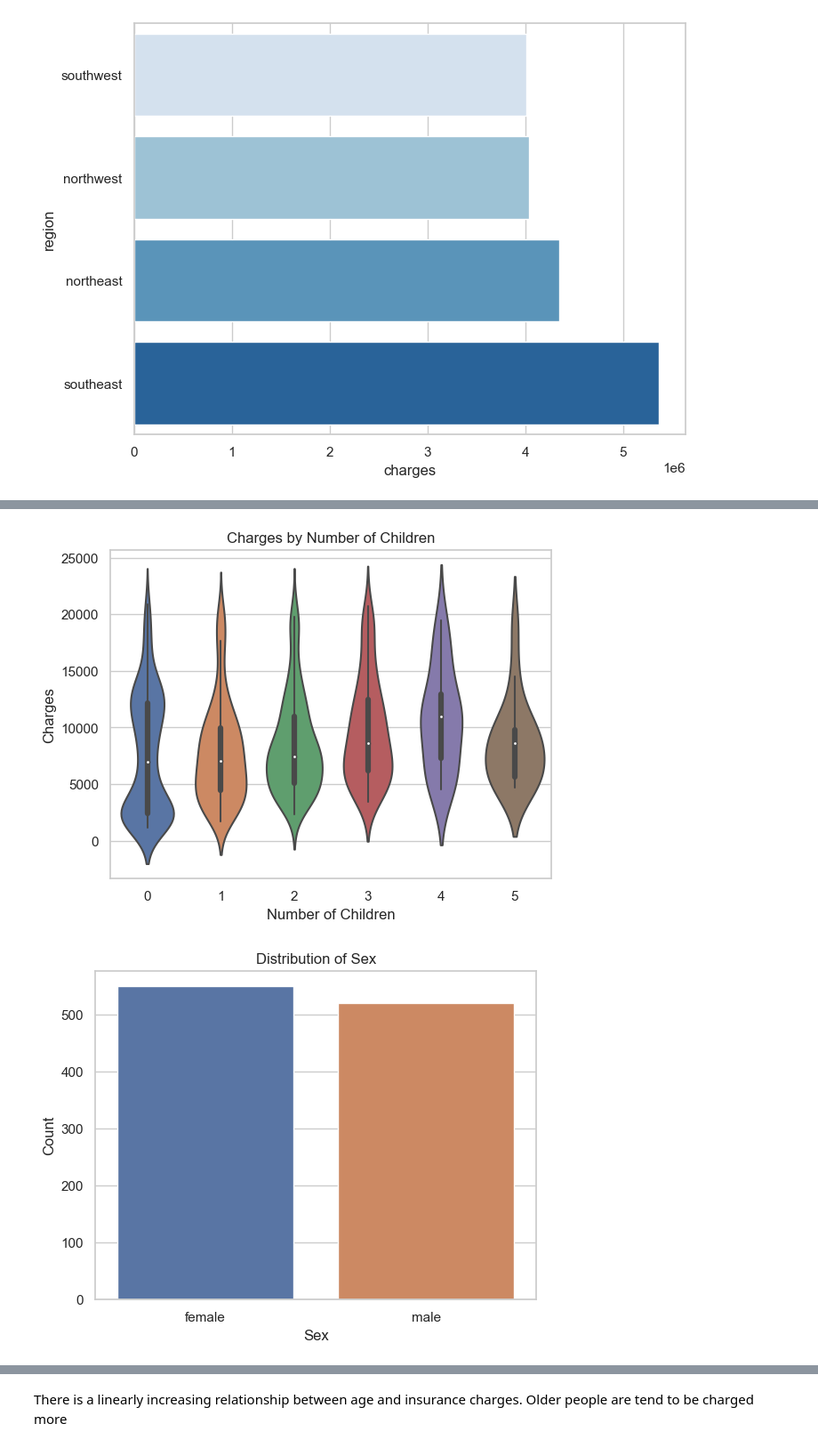
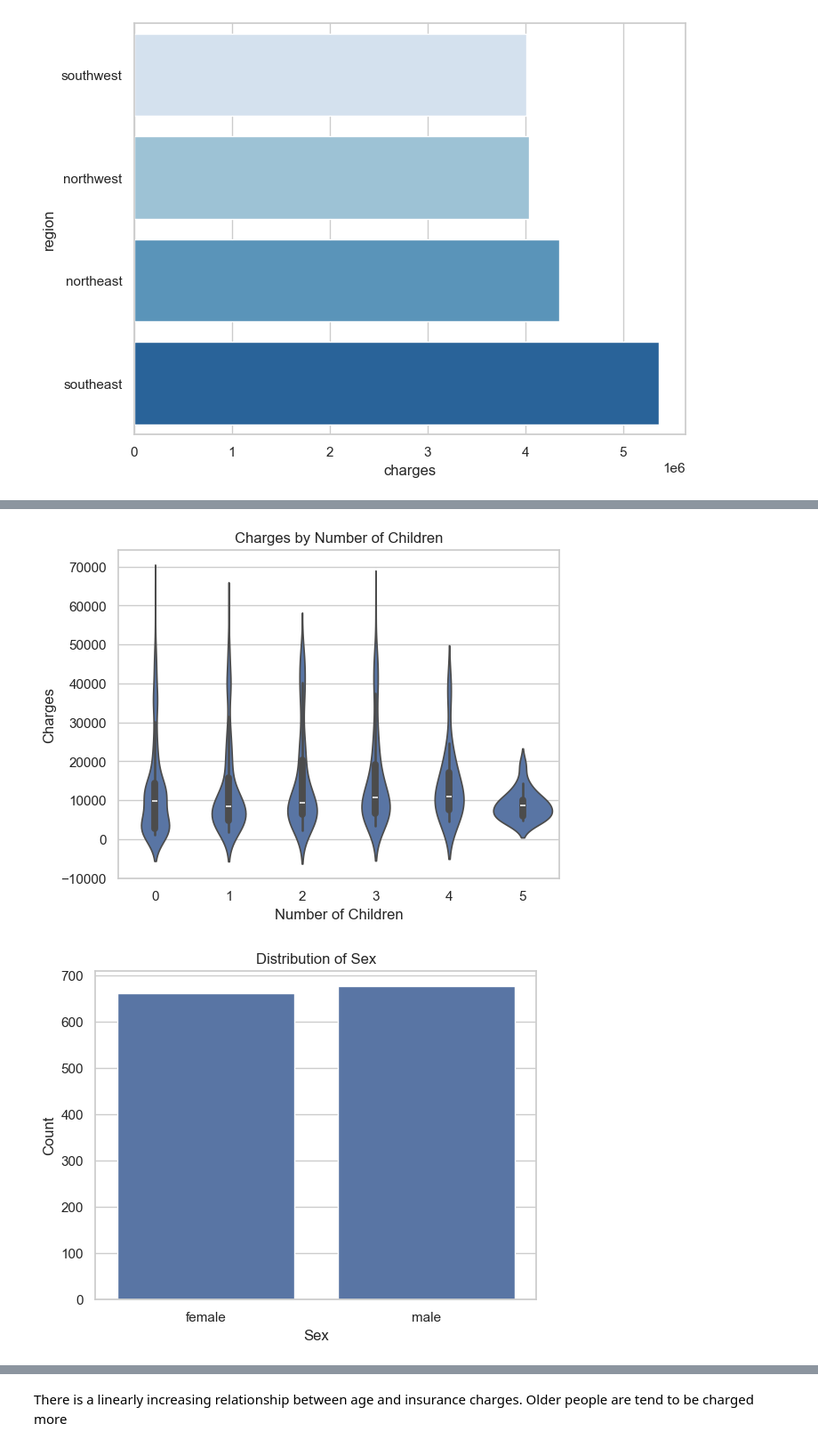
Before and after one commit to thassung/Medical_prediction, a Jupyter notebook: medical insurance.ipynb, the cells around one changed output, grey strips where cells are left out. Shown at 89% size. Cells and saved outputs as stored; diff of their text form; code cells hidden in the pictures.

```diff
--- a/medical insurance.ipynb
+++ b/medical insurance.ipynb
@@ -12,5 +19,5 @@ from sklearn.metrics import accuracy_score,classification_report
 # %%
-df = pd.read_csv('D:\AIT\Sem 1\Machine Learning\Medical_prediction\Medical_prediction\data\insurance.csv')
+df = pd.read_csv('./data/disease_insurance_price_final.csv')
 # %%
 df.shape
 # %% [output]
@@ -54 +69,11 @@ charges     float64
 dtype: object
+# %%
+# Assuming you have a DataFrame named 'df'
+df = df.rename(columns={
+    'alcohol consumption': 'alcohol_consumption',
+    'sedantry period': 'sed_pd',
+    'exercise routine': 'exercise_routine',
+    'junk food consumption': 'junk_food_consumption',
+    'stress level': 'stress_level',
+    'substance use': 'substance_use'
+})
@@ -172,5 +193,5 @@ plt.show()
 # %%
-sns.violinplot(x=df_cleaned['children'], y=df_cleaned['charges'])
+sns.violinplot(x=df['children'], y=df['charges'])
 
 plt.xlabel('Number of Children')
 plt.ylabel('Charges')
@@ -178,14 +199,14 @@ plt.ylabel('Charges')
 plt.title('Charges by Number of Children')
 plt.show()
 # %% [output]
-[figure, old version]
+[figure, new version]
 # %%
-sns.countplot(x='sex', data=df_cleaned)
+sns.countplot(x='sex', data=df)
 plt.xlabel('Sex')
 plt.ylabel('Count')
 plt.title('Distribution of Sex')
 plt.show()
 # %% [output]
-[figure, old version]
+[figure, new version]
 # %%
 # distribution of age using histogram
```
Also changed, not shown: parts of 101 cells of this notebook, 7 other files.
